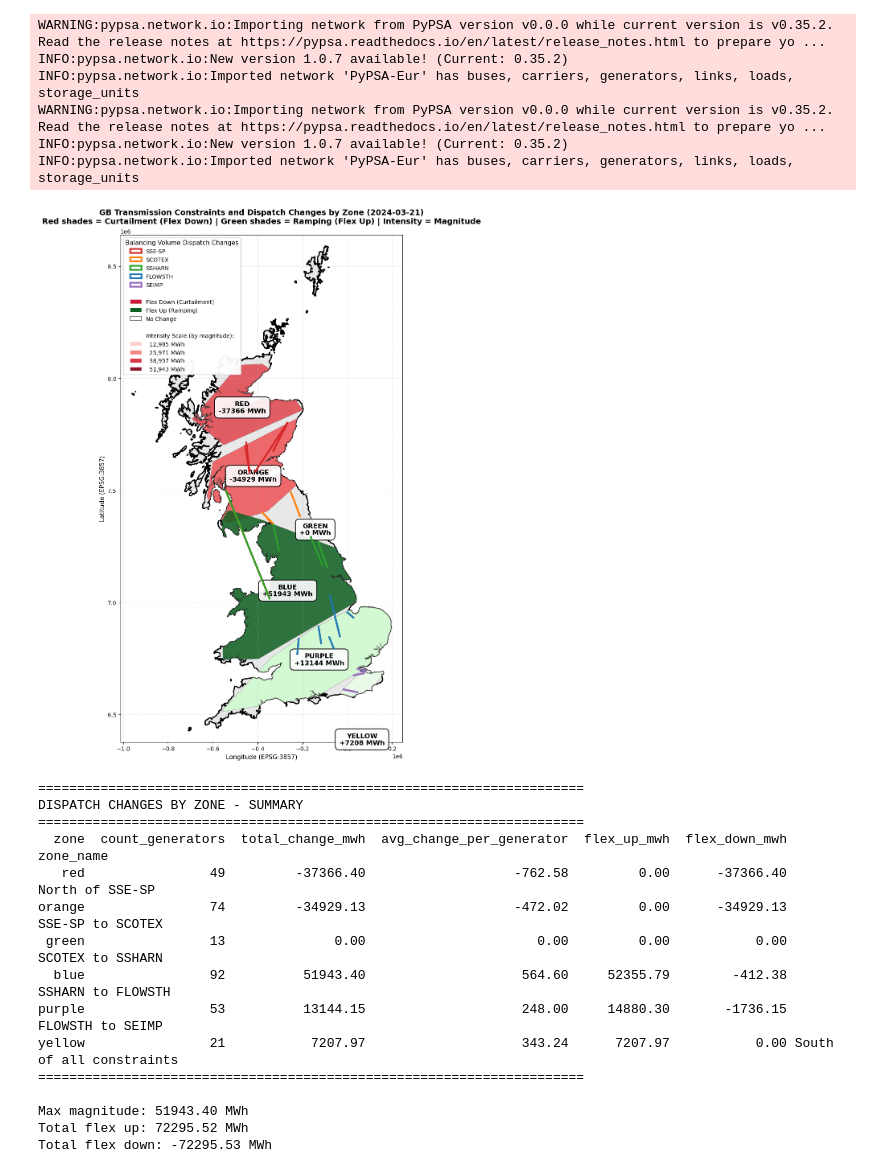
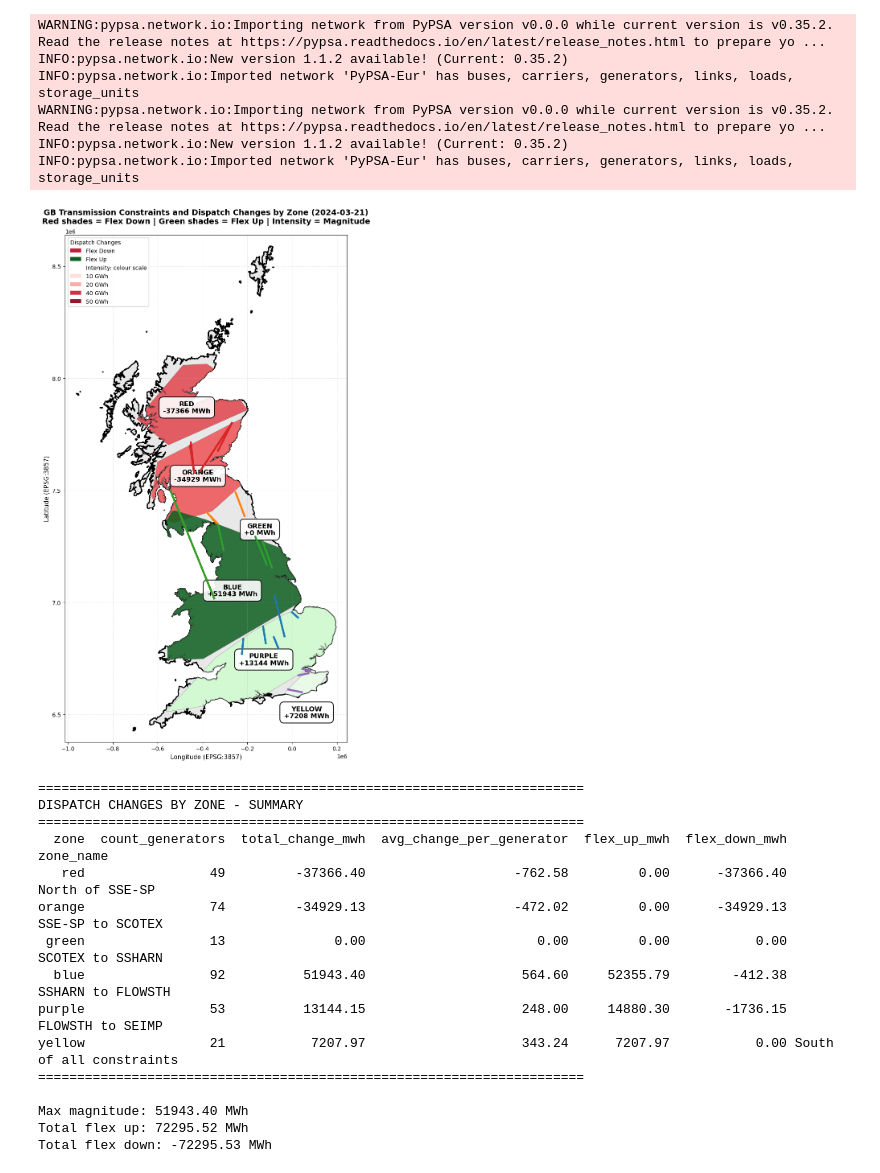
Before and after one commit to IacopoVolpi/MEng_GBPower, a Jupyter notebook: notebooks/IV_plot_balancing_volumes.ipynb, the cells around one changed output. Saved outputs shown, nothing was run; the diff lists cells and outputs as text; code cells hidden in the pictures.

```diff
--- a/notebooks/IV_plot_balancing_volumes.ipynb
+++ b/notebooks/IV_plot_balancing_volumes.ipynb
@@ -21,8 +21,8 @@ warnings.filterwarnings('ignore', category=DeprecationWarning)
 
 # Load dispatch changes by zone
 dispatch_changes = pd.read_csv(
-    Path.cwd().parent / 'results' / '2024-03-21' / 'IV_2_dispatch_changes_by_zone_flex.csv'
-)
+    Path.cwd().parent / 'results' / '2024-03-21' / 'IV_dispatch_changes_by_zone_flex.csv'
+ )
 
 # Load constraint classification to understand geographic zones
 bmu_class = pd.read_csv(
@@ -37,10 +37,10 @@ with open(Path.cwd().parent / 'data' / 'transmission_boundaries.yaml') as f:
 # Load network and GB shape
 n_nodal = pypsa.Network(
     Path.cwd().parent / 'results' / '2024-03-21' / 'network_flex_s_nodal.nc'
-)
+ )
 n_national = pypsa.Network(
     Path.cwd().parent / 'results' / '2024-03-21' / 'network_flex_s.nc'
-)
+ )
 gb_shape = gpd.read_file(Path.cwd().parent / 'data' / 'gb_shape.geojson')
 
 # =============================================================================
@@ -112,13 +112,13 @@ for zone in zone_order:
 red_cmap = LinearSegmentedColormap.from_list(
     'red_intensity',
     ['#ffffff', '#fee5e5', '#fcbcbc', '#f68989', '#f05555', '#c41e3a', '#8b1428']
-)
+ )
 
 # Green colormap: white (0) -> dark green (max)
 green_cmap = LinearSegmentedColormap.from_list(
     'green_intensity',
     ['#ffffff', '#e5fee5', '#bcfcbc', '#89f689', '#55f055', '#1e8b34', '#0d5f1f']
-)
+ )
 
 # =============================================================================
 # CREATE FIGURE
@@ -161,10 +161,10 @@ for idx, row in zone_data.iterrows():
 
     # Determine color based on change value
     if change > 0:  # Flex up = green
-        norm_magnitude = min(abs(change) / max_magnitude, 1.0)
+        norm_magnitude = min(abs(change) / max_magnitude, 1.0) if max_magnitude else 0
         color = green_cmap(norm_magnitude)
     elif change < 0:  # Flex down = red
-        norm_magnitude = min(abs(change) / max_magnitude, 1.0)
+        norm_magnitude = min(abs(change) / max_magnitude, 1.0) if max_magnitude else 0
         color = red_cmap(norm_magnitude)
     else:  # No change = white
         color = '#ffffff'
@@ -184,7 +184,7 @@ for idx, row in zone_data.iterrows():
 
         if zone == 'yellow':
             # Move yellow label further down (south) by reducing y coordinate
-            label_y -= 250000
+            label_y -= 130000
 
         ax.text(label_x, label_y,
                 f"{zone.upper()}\n{change:+.0f} MWh",
@@ -199,7 +199,7 @@ constraint_order = ['SSE-SP', 'SCOTEX', 'SSHARN', 'FLOWSTH', 'SEIMP']
 colors_per_constraint = {
     'SSE-SP': '#d62728',      # red
     'SCOTEX': '#ff7f0e',      # orange
-    'SSHARN': '#2ca02c',      # green
+    'SSHARN': '#2ca02c',     # green
     'FLOWSTH': '#1f77b4',     # blue
     'SEIMP': '#9467bd'        # purple
 }
@@ -240,7 +240,7 @@ for constraint_name in constraint_order:
         line_gdf = gpd.GeoDataFrame(geometry=line_geoms, crs='EPSG:4326').to_crs('EPSG:3857')
         # Use edgecolor instead of color parameter to avoid warnings
         line_gdf.plot(ax=ax, edgecolor=colors_per_constraint[constraint_name], linewidth=3.5,
-                      zorder=3, label=constraint_name, alpha=0.95)
+                      zorder=3, label=constraint_name)
 
 # =============================================================================
 # CREATE LEGEND
@@ -249,70 +249,61 @@ for constraint_name in constraint_order:
 # Create custom legend
 legend_elements = []
 
-# Add constraint lines to legend
-for constraint_name in constraint_order:
+# First section: dispatch direction
+legend_elements.append(mpatches.Patch(facecolor='#c41e3a', label='Flex Down'))
+legend_elements.append(mpatches.Patch(facecolor='#0d5f1f', label='Flex Up'))
+
+# Second section: intensity scale heading
+legend_elements.append(mpatches.Patch(facecolor='none', edgecolor='none', label='Intensity: colour scale'))
+
+# Intensity swatches with round values
+target_mwh_values = [10_000, 20_000, 40_000, 50_000]
+for target_val in target_mwh_values:
+    norm_intensity = min(target_val / max_magnitude, 1.0) if max_magnitude else 0
+    red_color = red_cmap(norm_intensity)
     legend_elements.append(
-        mpatches.Patch(facecolor='white', edgecolor=colors_per_constraint[constraint_name],
-                      linewidth=3, label=constraint_name)
-    )
+        mpatches.Patch(facecolor=red_color, label=f"{int(target_val/1000):,} GWh")
+)
 
-legend_elements.append(mpatches.Patch(facecolor='none', edgecolor='none', label=''))  # Spacer
-
-# Add direction indicators
-legend_elements.append(mpatches.Patch(facecolor='#c41e3a', label='Flex Down (Curtailment)'))
-legend_elements.append(mpatches.Patch(facecolor='#0d5f1f', label='Flex Up (Ramping)'))
-legend_elements.append(mpatches.Patch(facecolor='#ffffff', edgecolor='gray', linewidth=1.5, label='No Change'))
-
-legend_elements.append(mpatches.Patch(facecolor='none', edgecolor='none', label=''))  # Spacer
-legend_elements.append(mpatches.Patch(facecolor='none', edgecolor='none', label='Intensity Scale (by magnitude):'))
-
-# Create intensity bar samples for magnitude scale
-intensities = [0.25, 0.5, 0.75, 1.0]
-for intensity in intensities:
-    red_color = red_cmap(intensity)
-    legend_elements.append(
-        mpatches.Patch(facecolor=red_color, label=f"  {int(intensity * max_magnitude):,} MWh")
-    )
-
-ax.legend(handles=legend_elements, loc='upper left', fontsize=10, framealpha=0.95,
-          title='Balancing Volume Dispatch Changes', title_fontsize=11)
+legend = ax.legend(handles=legend_elements, loc='upper left', fontsize=10, framealpha=0.95,
+          title='Dispatch Changes', title_fontsize=10, alignment='left')
 
 # =============================================================================
 # FORMATTING
 # =============================================================================
 
 ax.set_title(
     'GB Transmission Constraints and Dispatch Changes by Zone (2024-03-21)\n' +
-    'Red shades = Curtailment (Flex Down) | Green shades = Ramping (Flex Up) | Intensity = Magnitude',
+    'Red shades = Flex Down | Green shades = Flex Up | Intensity = Magnitude',
     fontsize=14, fontweight='bold', pad=20
 )
 ax.set_xlabel('Longitude (EPSG:3857)', fontsize=11)
 ax.set_ylabel('Latitude (EPSG:3857)', fontsize=11)
 ax.grid(True, alpha=0.3, linestyle='--', zorder=-1)
 
 plt.tight_layout()
 plt.show()
 
 # =============================================================================
 # PRINT SUMMARY
 # =============================================================================
 
 print("\n" + "="*70)
 print("DISPATCH CHANGES BY ZONE - SUMMARY")
 print("="*70)
 print(dispatch_changes[dispatch_changes['zone'] != 'unknown'].to_string(index=False))
 print("="*70)
 print(f"\nMax magnitude: {max_magnitude:.2f} MWh")
 print(f"Total flex up: {dispatch_changes[dispatch_changes['total_change_mwh'] > 0]['total_change_mwh'].sum():.2f} MWh")
 print(f"Total flex down: {dispatch_changes[dispatch_changes['total_change_mwh'] < 0]['total_change_mwh'].sum():.2f} MWh")
 # %% [output]
 WARNING:pypsa.network.io:Importing network from PyPSA version v0.0.0 while current version is v0.35.2. Read the release notes at https://pypsa.readthedocs.io/en/latest/release_notes.html to prepare yo ...
-INFO:pypsa.network.io:New version 1.0.7 available! (Current: 0.35.2)
+INFO:pypsa.network.io:New version 1.1.2 available! (Current: 0.35.2)
 INFO:pypsa.network.io:Imported network 'PyPSA-Eur' has buses, carriers, generators, links, loads, storage_units
 WARNING:pypsa.network.io:Importing network from PyPSA version v0.0.0 while current version is v0.35.2. Read the release notes at https://pypsa.readthedocs.io/en/latest/release_notes.html to prepare yo ...
-INFO:pypsa.network.io:New version 1.0.7 available! (Current: 0.35.2)
+INFO:pypsa.network.io:New version 1.1.2 available! (Current: 0.35.2)
 INFO:pypsa.network.io:Imported network 'PyPSA-Eur' has buses, carriers, generators, links, loads, storage_units
-[figure, old version]
+[figure, new version]
 ======================================================================
 DISPATCH CHANGES BY ZONE - SUMMARY
 ======================================================================
```
Also changed, not shown: parts of 1 cell of this notebook, 13 other files.
